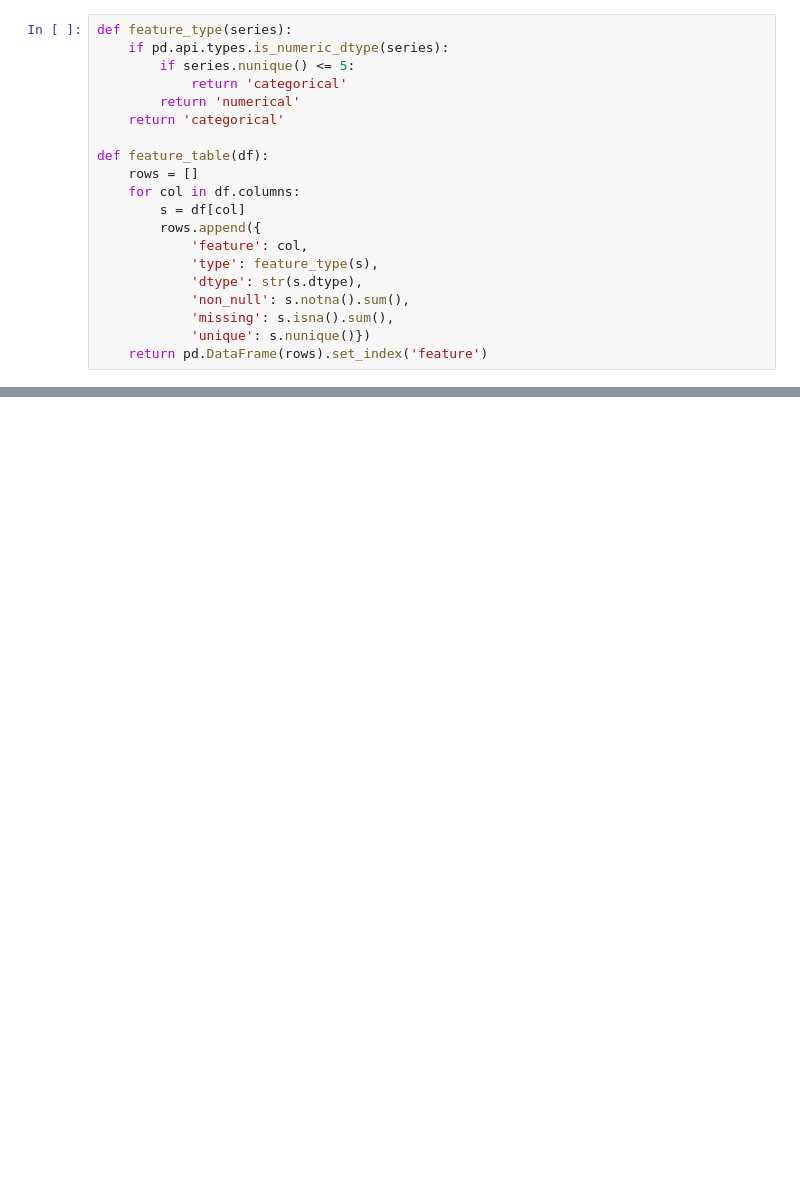
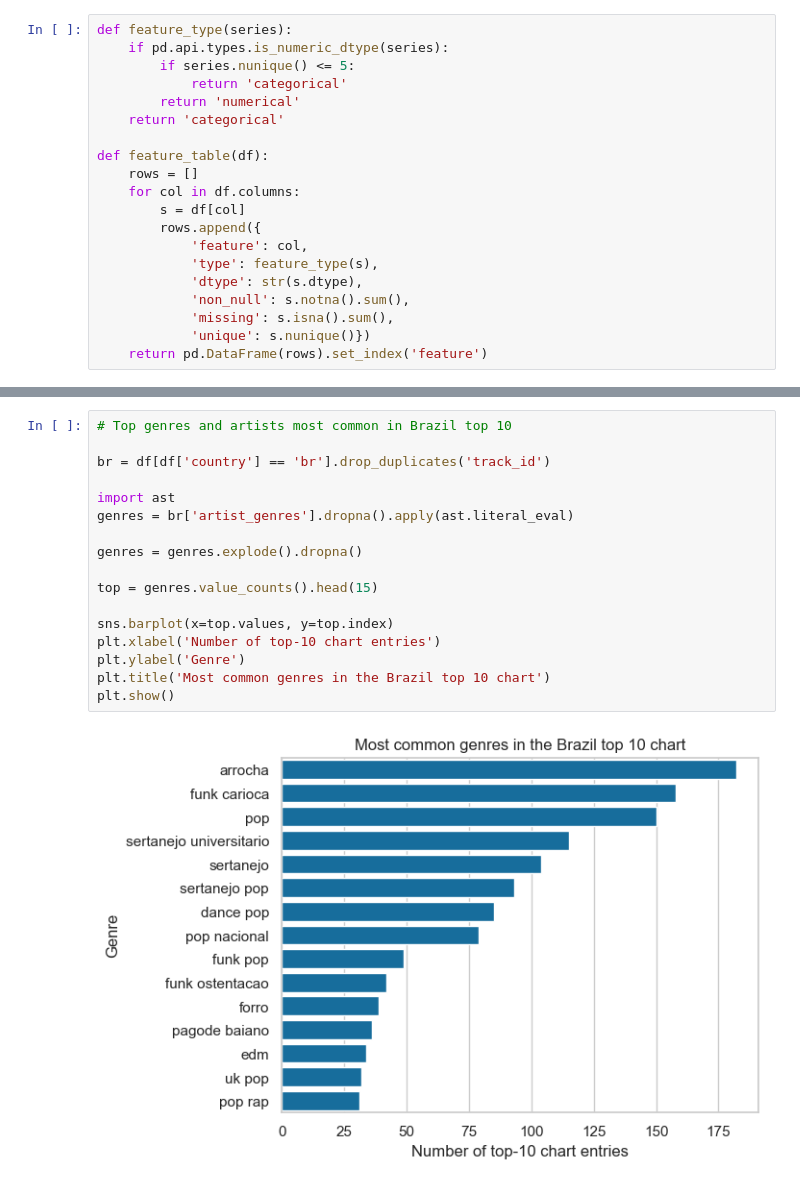
Before and after one commit to RyanFrazin/CS2410-Spotify-Data, a Jupyter notebook: CS2410_Spotify_Data.ipynb, the cells around one changed output, grey strips where cells are left out. Drawn from its saved outputs; the diff is of its cells as text; blank space fills up the shorter version.

```diff
--- a/CS2410_Spotify_Data.ipynb
+++ b/CS2410_Spotify_Data.ipynb
@@ -110,0 +129,19 @@ plt.show()
+# %%
+# Top genres and artists most common in Brazil top 10
+
+br = df[df['country'] == 'br'].drop_duplicates('track_id')
+
+import ast
+genres = br['artist_genres'].dropna().apply(ast.literal_eval)
+
+genres = genres.explode().dropna()
+
+top = genres.value_counts().head(15)
+
+sns.barplot(x=top.values, y=top.index)
+plt.xlabel('Number of top-10 chart entries')
+plt.ylabel('Genre')
+plt.title('Most common genres in the Brazil top 10 chart')
+plt.show()
+# %% [output]
+[figure, added]
```
Also changed, not shown: parts of 17 cells of this notebook, 1 other file.
